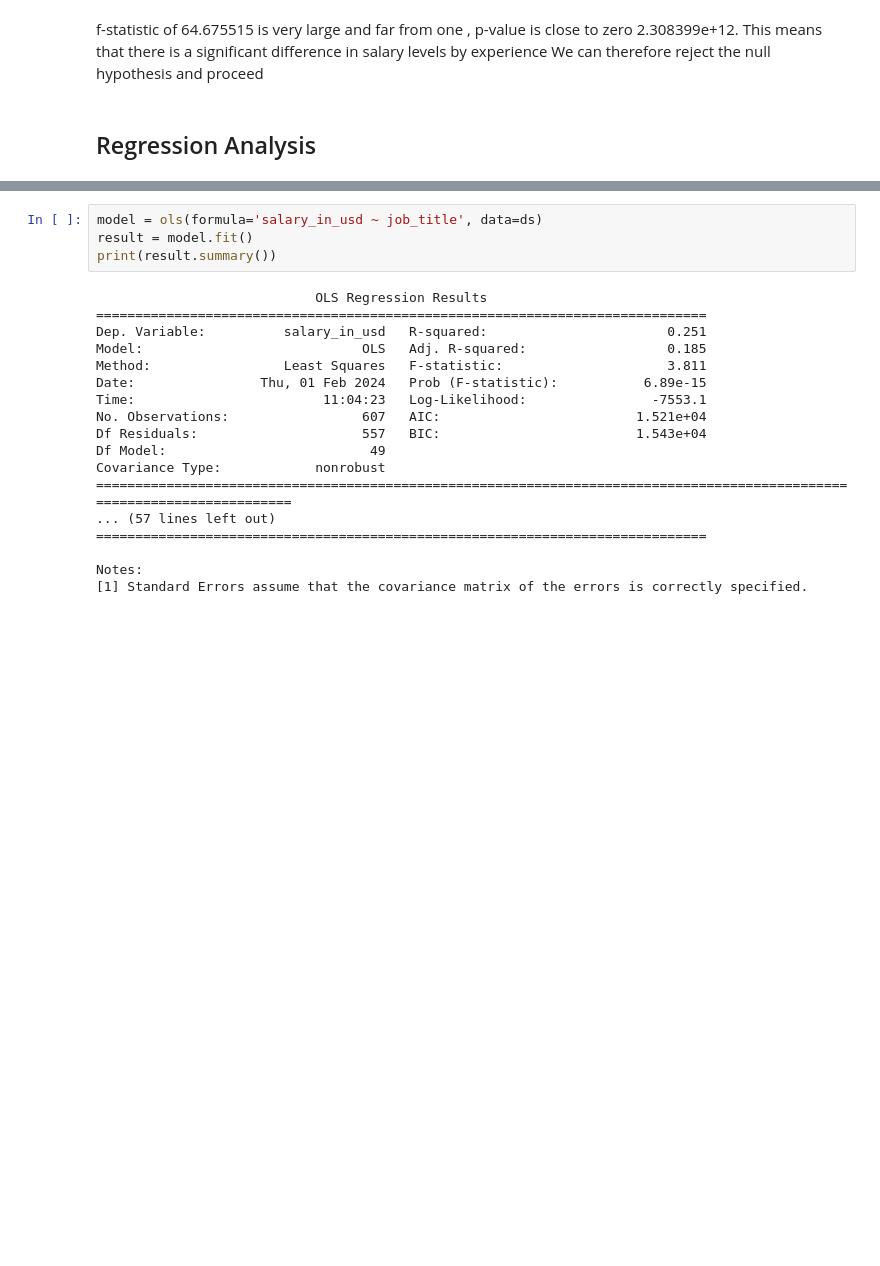
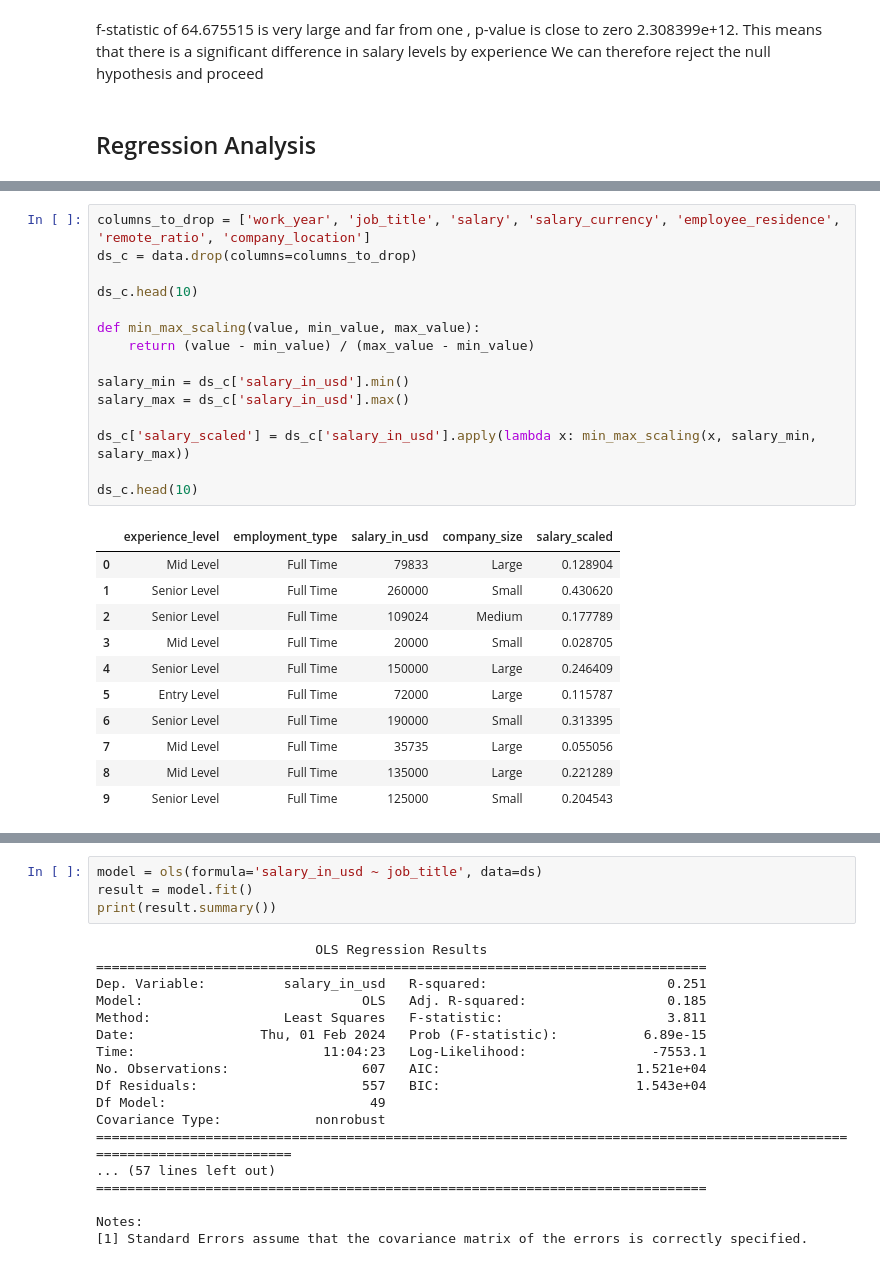
Before and after one commit to ed-gar-k/Phase-2-project, a Jupyter notebook: Untitled.ipynb, the cells around one changed output, grey strips where cells are left out. Drawn from its saved outputs; the diff is of its cells as text; blank space fills up the shorter version.

```diff
--- a/Untitled.ipynb
+++ b/Untitled.ipynb
@@ -839,0 +851,27 @@ p-value is close to zero 2.308399e+12.
+# %%
+columns_to_drop = ['work_year', 'job_title', 'salary', 'salary_currency', 'employee_residence', 'remote_ratio', 'company_location']
+ds_c = data.drop(columns=columns_to_drop)
+
+ds_c.head(10)
+
+def min_max_scaling(value, min_value, max_value):
+    return (value - min_value) / (max_value - min_value)
+
+salary_min = ds_c['salary_in_usd'].min()
+salary_max = ds_c['salary_in_usd'].max()
+
+ds_c['salary_scaled'] = ds_c['salary_in_usd'].apply(lambda x: min_max_scaling(x, salary_min, salary_max))
+
+ds_c.head(10)
+# %% [output]
+|  | experience_level | employment_type | salary_in_usd | company_size | salary_scaled |
+| 0 | Mid Level | Full Time | 79833 | Large | 0.128904 |
+| 1 | Senior Level | Full Time | 260000 | Small | 0.430620 |
+| 2 | Senior Level | Full Time | 109024 | Medium | 0.177789 |
+| 3 | Mid Level | Full Time | 20000 | Small | 0.028705 |
+| 4 | Senior Level | Full Time | 150000 | Large | 0.246409 |
+| 5 | Entry Level | Full Time | 72000 | Large | 0.115787 |
+| 6 | Senior Level | Full Time | 190000 | Small | 0.313395 |
+| 7 | Mid Level | Full Time | 35735 | Large | 0.055056 |
+| 8 | Mid Level | Full Time | 135000 | Large | 0.221289 |
+| 9 | Senior Level | Full Time | 125000 | Small | 0.204543 |
```
Also changed, not shown: parts of 15 cells of this notebook.
